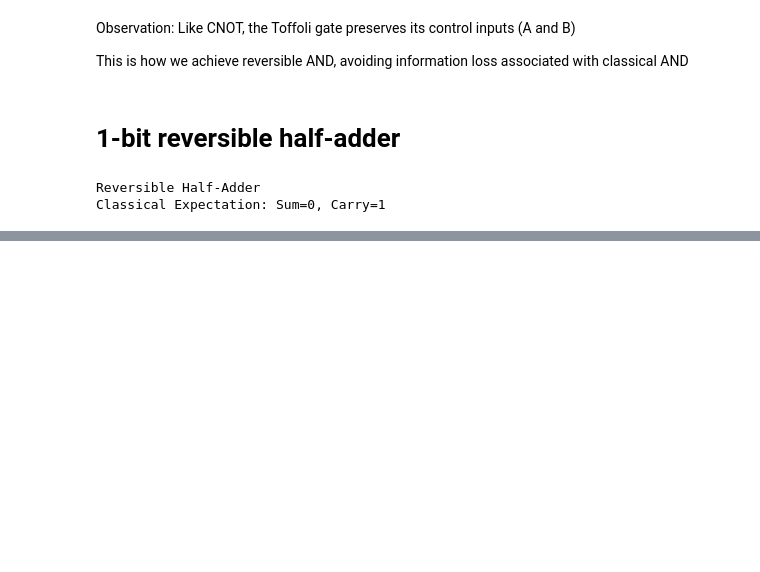
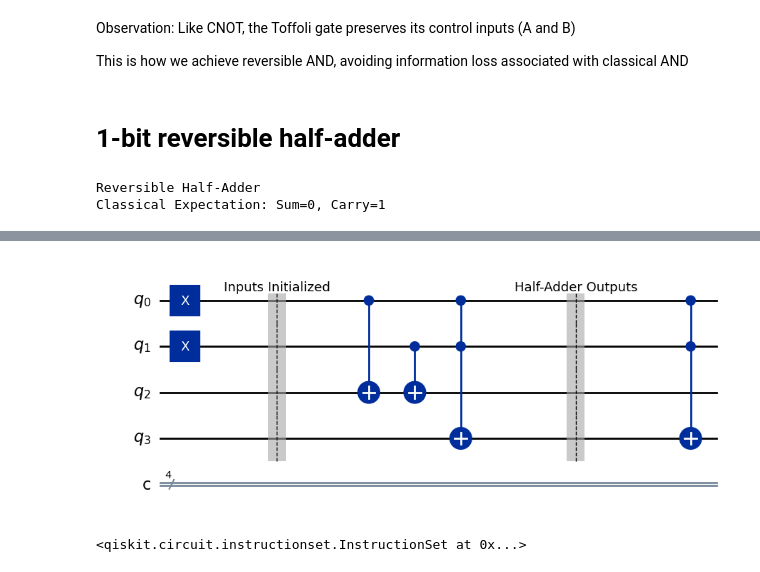
Before and after one commit to ram-polisetti/Q3_Hackathon, a Jupyter notebook: reversible_binary_adder.ipynb, the cells around one changed output, grey strips where cells are left out. Drawn from its saved outputs; the diff is of its cells as text; code cells hidden in the pictures; blank space fills up the shorter version.

```diff
--- a/reversible_binary_adder.ipynb
+++ b/reversible_binary_adder.ipynb
@@ -285,0 +317,10 @@ Classical Expectation: Sum=0, Carry=1
+# %%
+qc_ha.draw(output='mpl')
+# %% [output]
+[figure, added]
+# %%
+# Undo Sum computation in reverse order
+qc_ha.cx(1, 2)
+qc_ha.cx(0, 2)
+# %% [output]
+<qiskit.circuit.instructionset.InstructionSet at 0x...>
```
Also changed, not shown: parts of 28 cells of this notebook.
